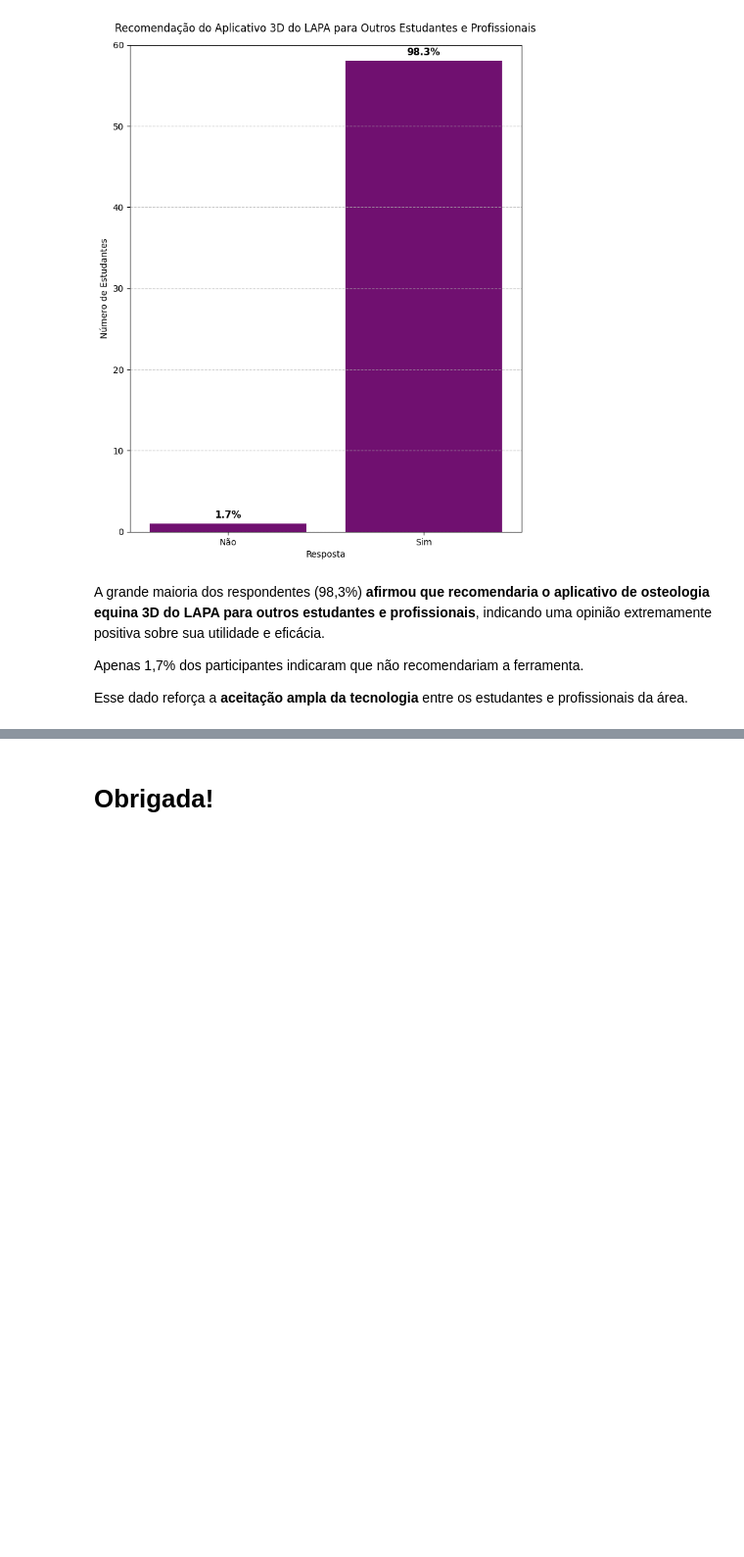
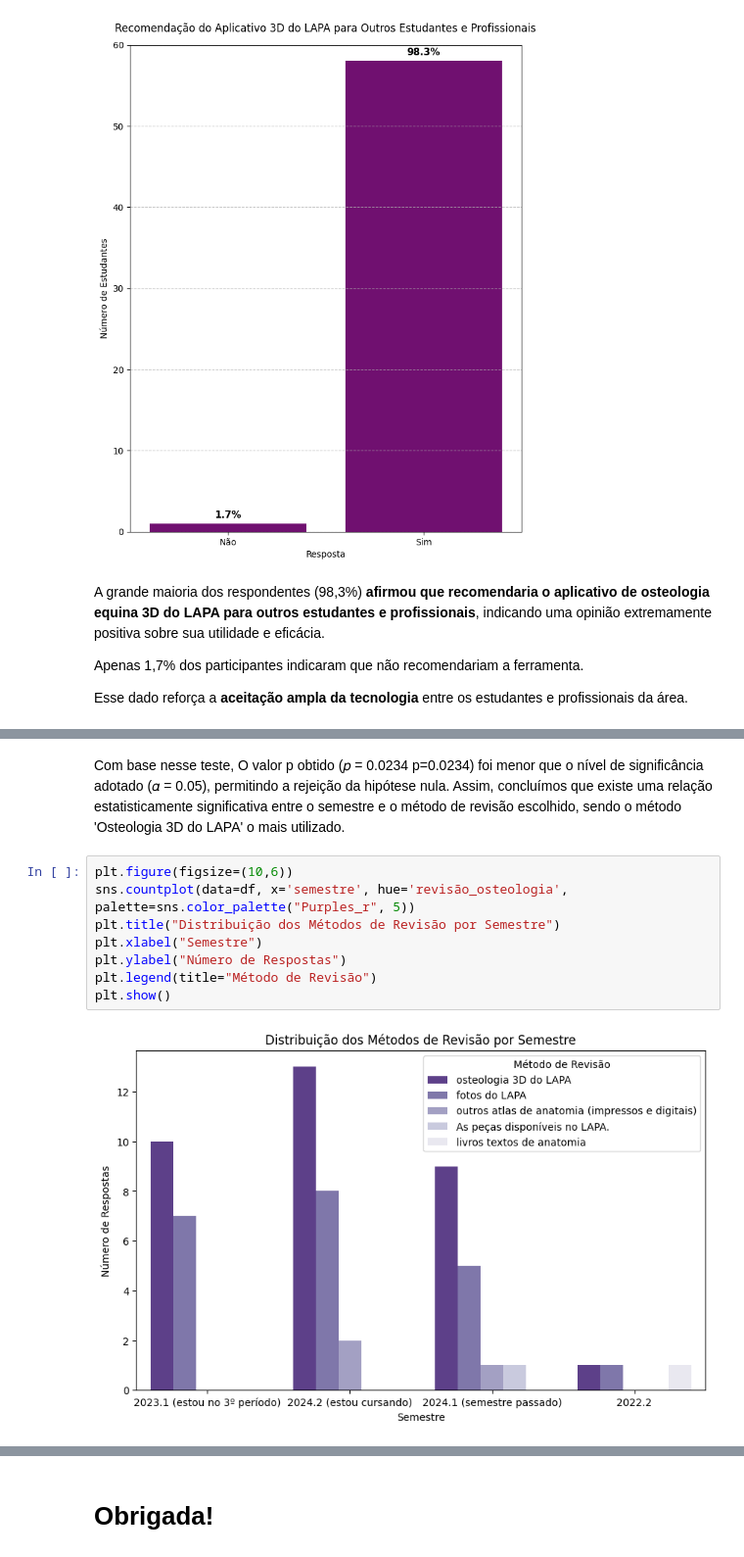
Before and after one commit to joanats/EDA-3D-Osteologia, a Jupyter notebook: [PT-BR] eda-osteologia.3D.ipynb, the cells around one changed output, grey strips where cells are left out. Shown at 98% size. Cells and saved outputs as stored; diff of their text form; blank space fills up the shorter version.

```diff
--- a/[PT-BR] eda-osteologia.3D.ipynb
+++ b/[PT-BR] eda-osteologia.3D.ipynb
@@ -443,3 +517,16 @@ Esse dado reforça a **aceitação ampla da tecnologia** entre os estudantes e p
+# %% [markdown]
+Com base nesse teste, O valor p obtido (𝑝 = 0.0234
+p=0.0234) foi menor que o nível de significância adotado (𝛼 = 0.05), permitindo a rejeição da hipótese nula. Assim, concluímos que existe uma relação estatisticamente significativa entre o semestre e o método de revisão escolhido, sendo o método 'Osteologia 3D do LAPA' o mais utilizado.
+# %%
+plt.figure(figsize=(10,6))
+sns.countplot(data=df, x='semestre', hue='revisão_osteologia', palette=sns.color_palette("Purples_r", 5))
+plt.title("Distribuição dos Métodos de Revisão por Semestre")
+plt.xlabel("Semestre")
+plt.ylabel("Número de Respostas")
+plt.legend(title="Método de Revisão")
+plt.show()
+# %% [output]
+[figure, added]
 # %% [markdown]
 # **Conclusão**
 
```
Also changed, not shown: parts of 23 cells of this notebook.
